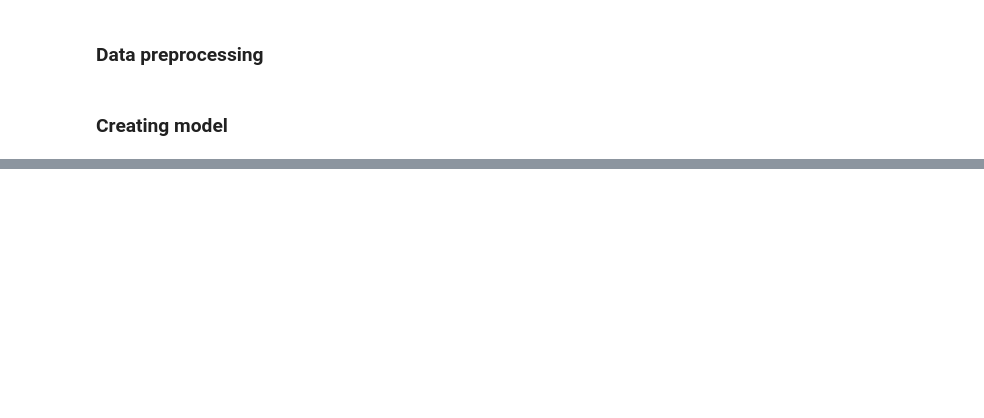
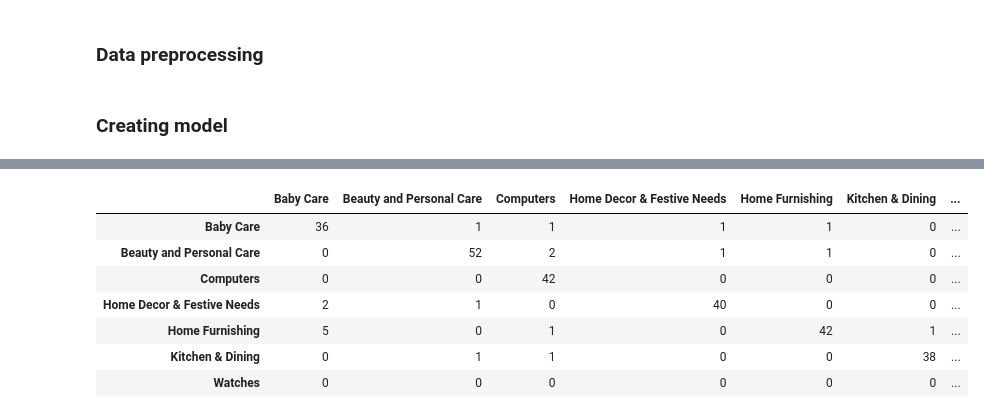
Before and after one commit to AHollierDS/ParcoursDS_Projet6, a Jupyter notebook: P6_03-CNN_classification.ipynb, the cells around one changed output, grey strips where cells are left out. Saved outputs shown, nothing was run; the diff lists cells and outputs as text; code cells hidden in the pictures; blank space fills up the shorter version.

```diff
--- a/P6_03-CNN_classification.ipynb
+++ b/P6_03-CNN_classification.ipynb
@@ -143,0 +146,17 @@ plt.show()
+# %%
+from keras.preprocessing.image import load_img, img_to_array
+from keras.applications.vgg16 import preprocess_input
+
+save_path = '/content/drive/My Drive/DS_projet6/Edited_Images_RGB300/'
+
+# Creating image collection
+for i in range(len(data)):
+    img = load_img(save_path + data['image'][i], target_size=(300, 300))
+    img = img_to_array(img)
+
+    if i == 0:
+        img_collec_rgb = img
+    else:
+        img_collec_rgb = np.append(img_collec_rgb, img)
+
+img_collec_rgb = img_collec_rgb.reshape((len(data), 300, 300, 3))
@@ -143,0 +214,17 @@ plt.show()
+# %%
+from sklearn.metrics import confusion_matrix
+pd.DataFrame(
+    confusion_matrix(
+        y_test_rgb.values.argmax(axis = 1),
+        y_pred_rgb.argmax(axis=1)),
+    index = y_.columns,
+    columns = y_.columns)
+# %% [output]
+|  | Baby Care | Beauty and Personal Care | Computers | Home Decor & Festive Needs | Home Furnishing | Kitchen & Dining | ... |
+| Baby Care | 36 | 1 | 1 | 1 | 1 | 0 | ... |
+| Beauty and Personal Care | 0 | 52 | 2 | 1 | 1 | 0 | ... |
+| Computers | 0 | 0 | 42 | 0 | 0 | 0 | ... |
+| Home Decor & Festive Needs | 2 | 1 | 0 | 40 | 0 | 0 | ... |
+| Home Furnishing | 5 | 0 | 1 | 0 | 42 | 1 | ... |
+| Kitchen & Dining | 0 | 1 | 1 | 0 | 0 | 38 | ... |
+| Watches | 0 | 0 | 0 | 0 | 0 | 0 | ... |
```
Also changed, not shown: parts of 12 cells of this notebook.
